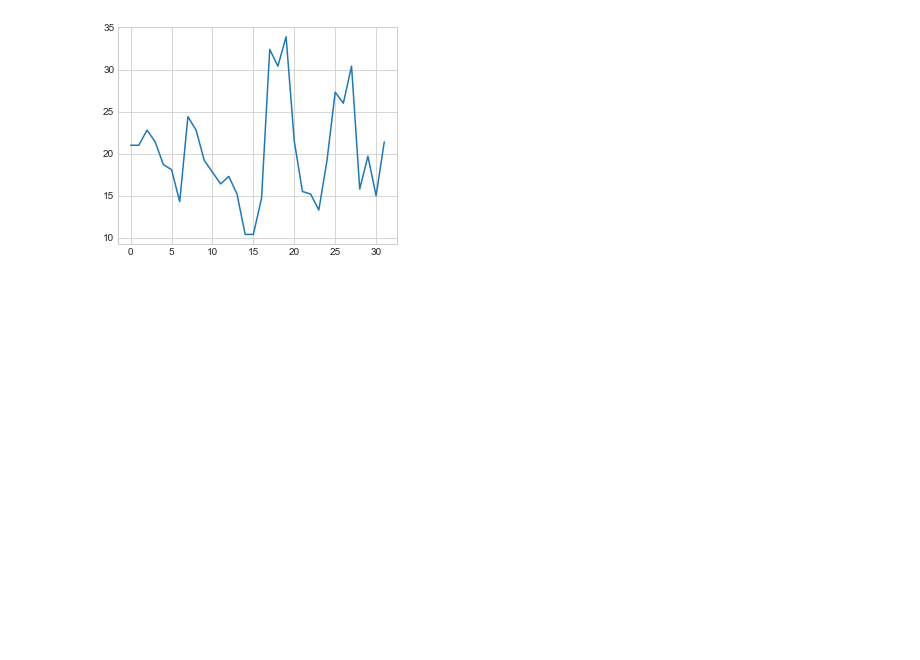
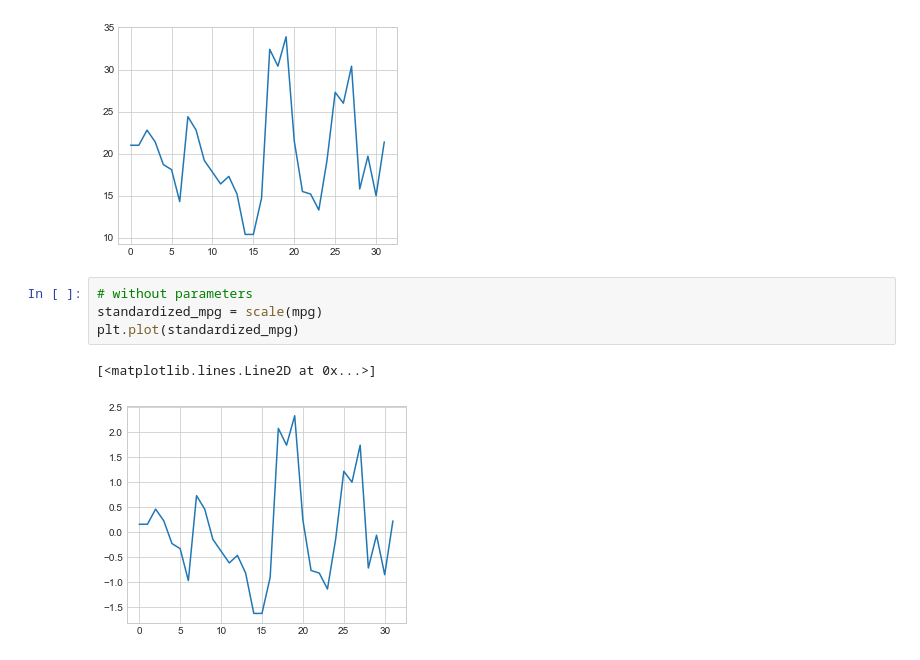
Before and after one commit to rbolt13/python-de-essentils, a Jupyter notebook: 1_jupyter-notebook/5_07_transforming-dataset-distributions.ipynb, the cells around one changed output. Cells and saved outputs as stored; diff of their text form; blank space fills up the shorter version.

```diff
--- a/1_jupyter-notebook/5_07_transforming-dataset-distributions.ipynb
+++ b/1_jupyter-notebook/5_07_transforming-dataset-distributions.ipynb
@@ -89,3 +89,10 @@ plt.plot(standardized_mpg)
 # %% [output]
 [<matplotlib.lines.Line2D at 0x...>]
 [figure]
+# %%
+# without parameters
+standardized_mpg = scale(mpg)
+plt.plot(standardized_mpg)
+# %% [output]
+[<matplotlib.lines.Line2D at 0x...>]
+[figure, added]
```
Also changed, not shown: 2 other files.
